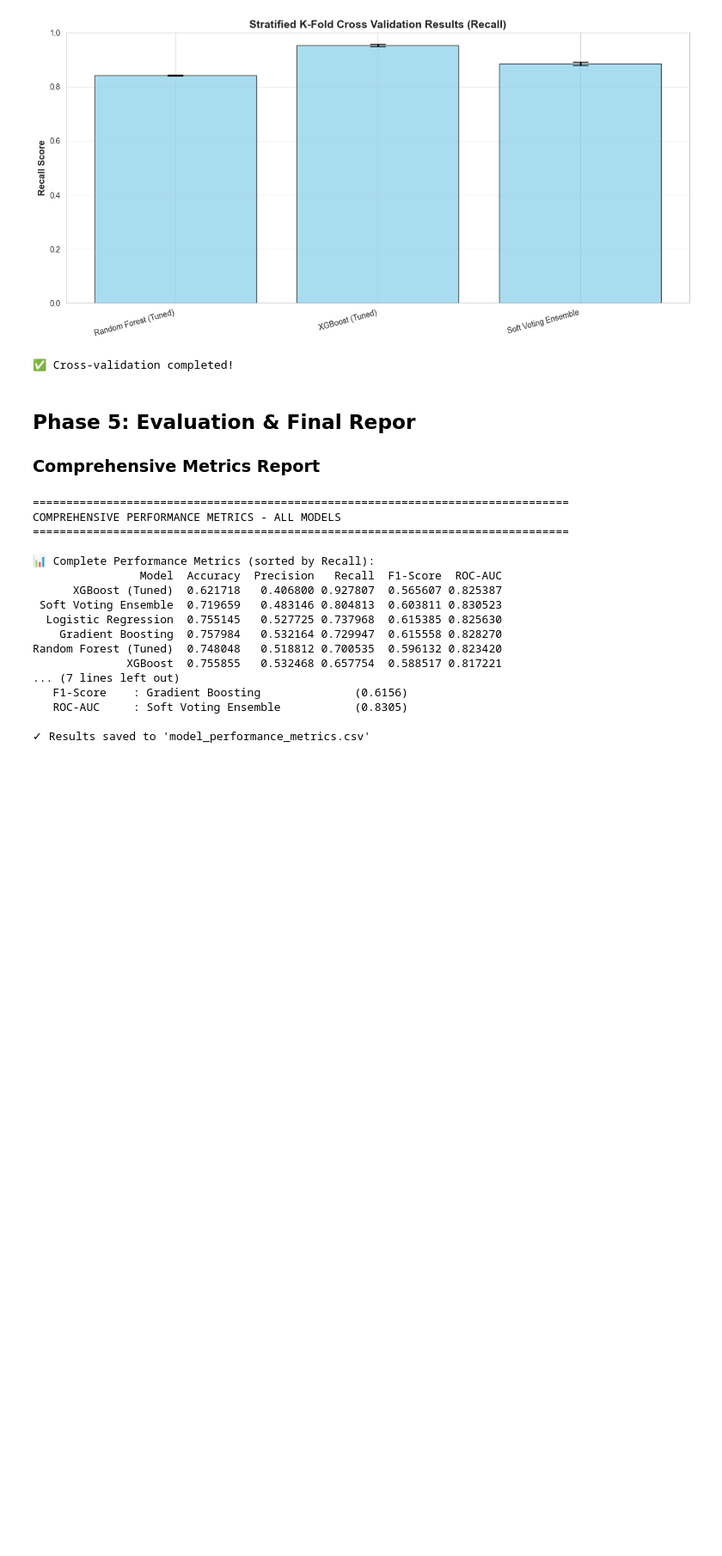
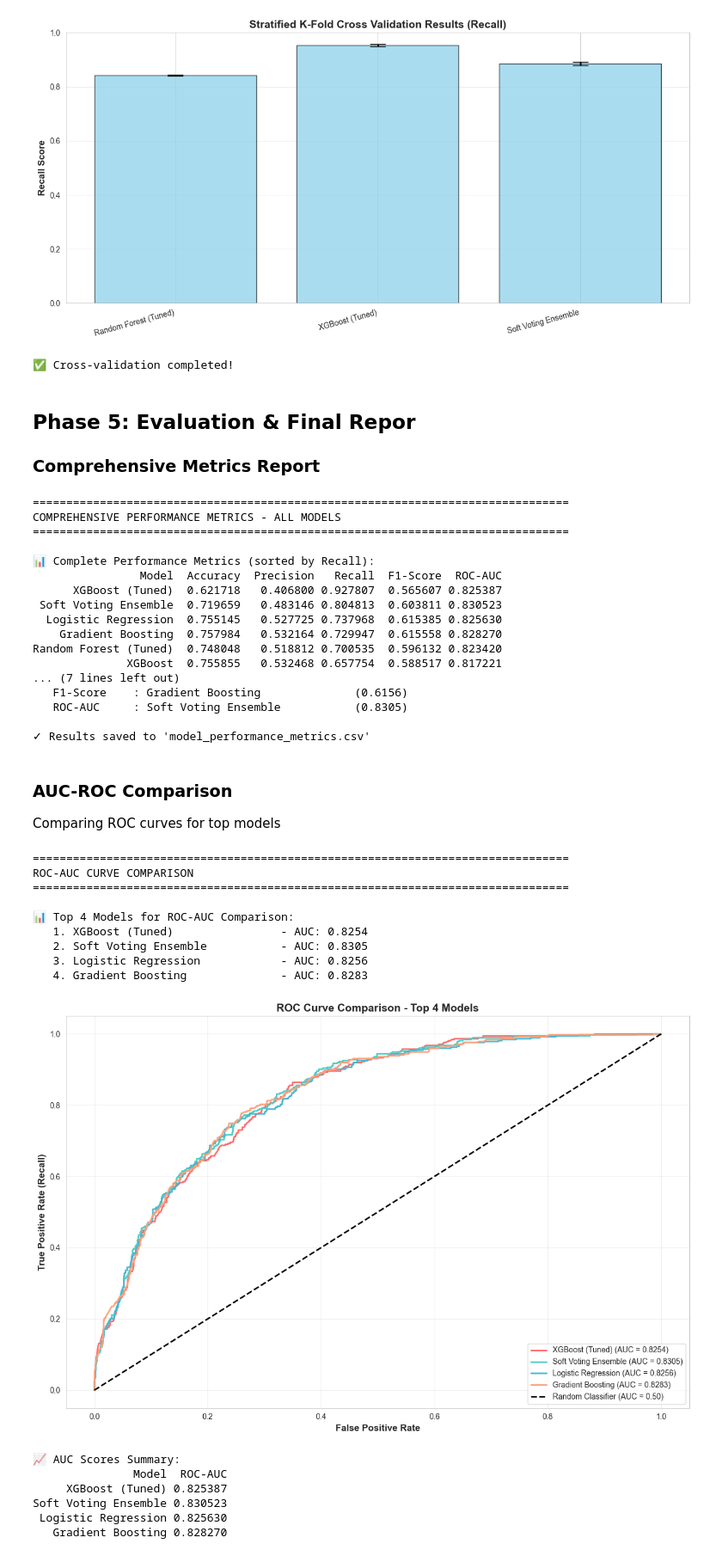
Before and after one commit to mahbodkhaleti/ML_Project, a Jupyter notebook: project.ipynb, the cells around one changed output. Shown at 86% size. Drawn from its saved outputs; the diff is of its cells as text; code cells hidden in the pictures; blank space fills up the shorter version.

```diff
--- a/project.ipynb
+++ b/project.ipynb
@@ -1510,3 +1510,65 @@ Random Forest (Tuned)  0.748048   0.518812 0.700535  0.596132 0.823420
    ROC-AUC     : Soft Voting Ensemble           (0.8305)
 
 ✓ Results saved to 'model_performance_metrics.csv'
+# %% [markdown]
+### AUC-ROC Comparison
+
+Comparing ROC curves for top models
+# %%
+# ROC-AUC Curve Comparison for Top 4 Models
+print("="*80)
+print("ROC-AUC CURVE COMPARISON")
+print("="*80)
+
+# Select top 4 models by Recall
+top_4_models = all_results_df.head(4)['Model'].tolist()
+
+print(f"\n📊 Top 4 Models for ROC-AUC Comparison:")
+for i, model_name in enumerate(top_4_models, 1):
+    auc = results[model_name]['ROC-AUC']
+    print(f"   {i}. {model_name:30s} - AUC: {auc:.4f}")
+
+# Plot ROC curves
+plt.figure(figsize=(12, 8))
+
+colors = ['#FF6B6B', '#4ECDC4', '#45B7D1', '#FFA07A']
+
+for model_name, color in zip(top_4_models, colors):
+    if results[model_name]['Probabilities'] is not None:
+        fpr, tpr, _ = roc_curve(y_test, results[model_name]['Probabilities'])
+        auc = results[model_name]['ROC-AUC']
+        plt.plot(fpr, tpr, label=f"{model_name} (AUC = {auc:.4f})",
+                linewidth=2, color=color)
+
+# Plot diagonal line (random classifier)
+plt.plot([0, 1], [0, 1], 'k--', linewidth=2, label='Random Classifier (AUC = 0.50)')
+
+plt.xlabel('False Positive Rate', fontsize=12, fontweight='bold')
+plt.ylabel('True Positive Rate (Recall)', fontsize=12, fontweight='bold')
+plt.title('ROC Curve Comparison - Top 4 Models', fontsize=14, fontweight='bold')
+plt.legend(loc='lower right', fontsize=10)
+plt.grid(alpha=0.3)
+plt.tight_layout()
+plt.show()
+
+# Display AUC scores table
+print("\n📈 AUC Scores Summary:")
+auc_summary = all_results_df[['Model', 'ROC-AUC']].head(4)
+print(auc_summary.to_string(index=False))
+# %% [output]
+================================================================================
+ROC-AUC CURVE COMPARISON
+================================================================================
+
+📊 Top 4 Models for ROC-AUC Comparison:
+   1. XGBoost (Tuned)                - AUC: 0.8254
+   2. Soft Voting Ensemble           - AUC: 0.8305
+   3. Logistic Regression            - AUC: 0.8256
+   4. Gradient Boosting              - AUC: 0.8283
+[figure, added]
+📈 AUC Scores Summary:
+               Model  ROC-AUC
+     XGBoost (Tuned) 0.825387
+Soft Voting Ensemble 0.830523
+ Logistic Regression 0.825630
+   Gradient Boosting 0.828270
```
Also changed, not shown: parts of 6 cells of this notebook.
